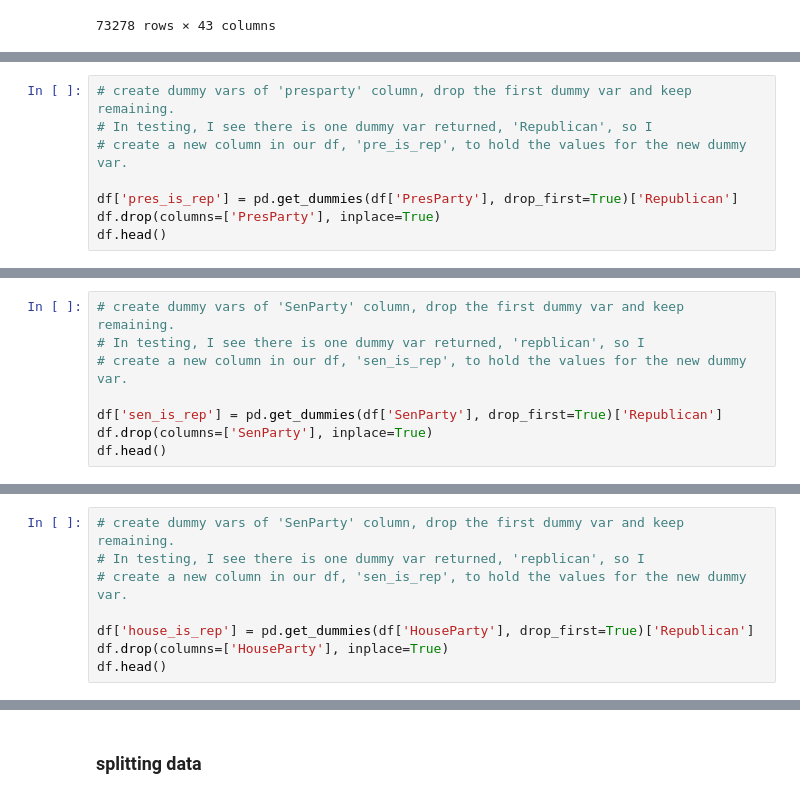
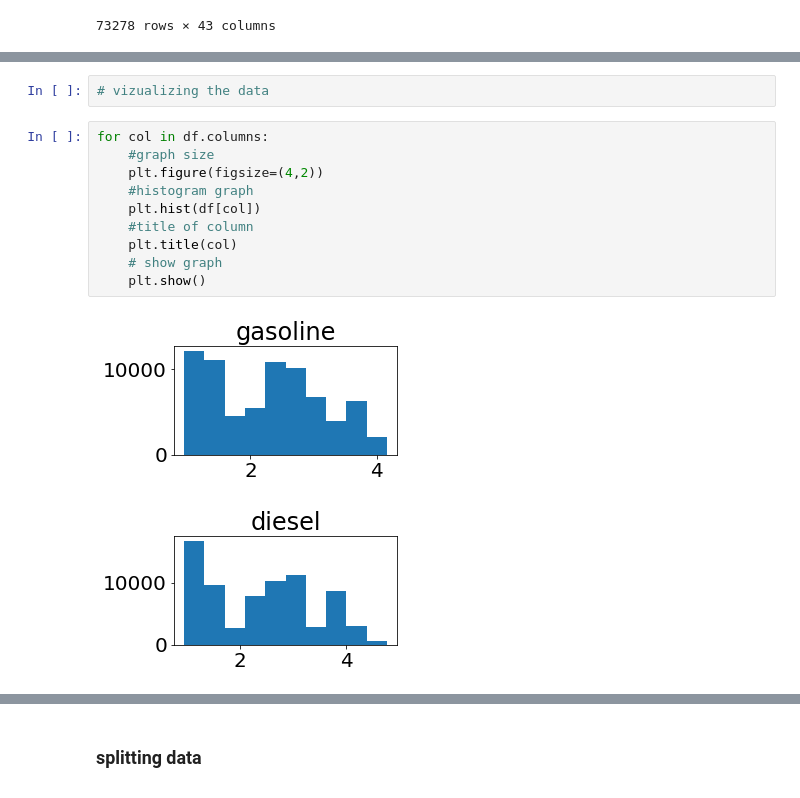
Before and after one commit to EribertoContreras/gas_prices_project, a Jupyter notebook: explore.ipynb, the cells around one changed output, grey strips where cells are left out. Saved outputs shown, nothing was run; the diff lists cells and outputs as text.

```diff
--- a/explore.ipynb
+++ b/explore.ipynb
@@ -73,8 +50,0 @@ array(['Democrat', 'Republican'], dtype=object)
-# %%
-# create dummy vars of 'presparty' column, drop the first dummy var and keep remaining.
-# In testing, I see there is one dummy var returned, 'Republican', so I
-# create a new column in our df, 'pre_is_rep', to hold the values for the new dummy var.
-
-df['pres_is_rep'] = pd.get_dummies(df['PresParty'], drop_first=True)['Republican']
-df.drop(columns=['PresParty'], inplace=True)
-df.head()
@@ -89,8 +50,0 @@ df.head()
-# %%
-# create dummy vars of 'SenParty' column, drop the first dummy var and keep remaining.
-# In testing, I see there is one dummy var returned, 'repblican', so I
-# create a new column in our df, 'sen_is_rep', to hold the values for the new dummy var.
-
-df['sen_is_rep'] = pd.get_dummies(df['SenParty'], drop_first=True)['Republican']
-df.drop(columns=['SenParty'], inplace=True)
-df.head()
@@ -105,8 +50,0 @@ df.head()
-# %%
-# create dummy vars of 'SenParty' column, drop the first dummy var and keep remaining.
-# In testing, I see there is one dummy var returned, 'repblican', so I
-# create a new column in our df, 'sen_is_rep', to hold the values for the new dummy var.
-
-df['house_is_rep'] = pd.get_dummies(df['HouseParty'], drop_first=True)['Republican']
-df.drop(columns=['HouseParty'], inplace=True)
-df.head()
@@ -157,0 +71,15 @@ df
+# %%
+# vizualizing the data
+# %%
+for col in df.columns:
+    #graph size
+    plt.figure(figsize=(4,2))
+    #histogram graph
+    plt.hist(df[col])
+    #title of column
+    plt.title(col)
+    # show graph
+    plt.show()
+# %% [output]
+[figure, added]
+[figure, added]
```
Also changed, not shown: parts of 32 cells of this notebook, 5 other files.
